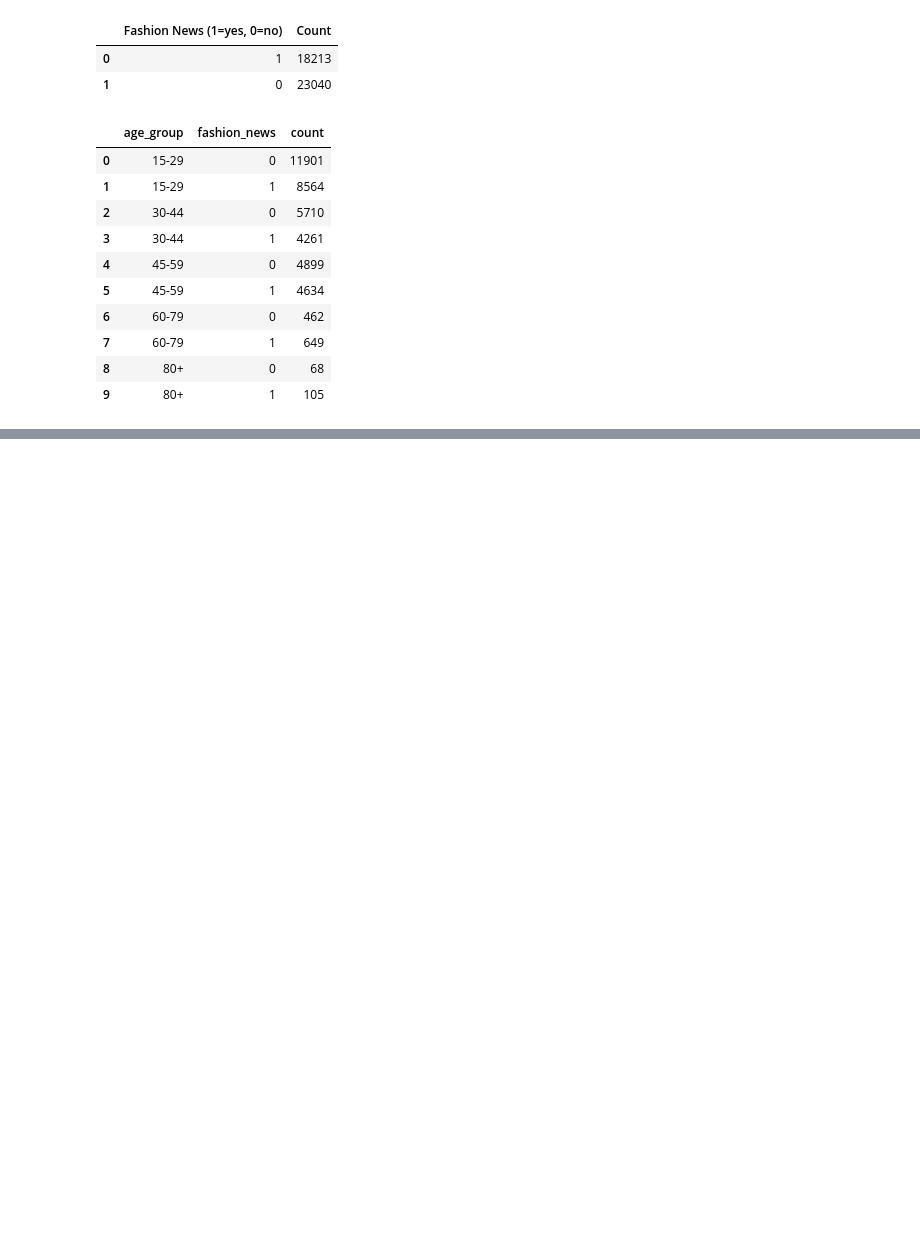
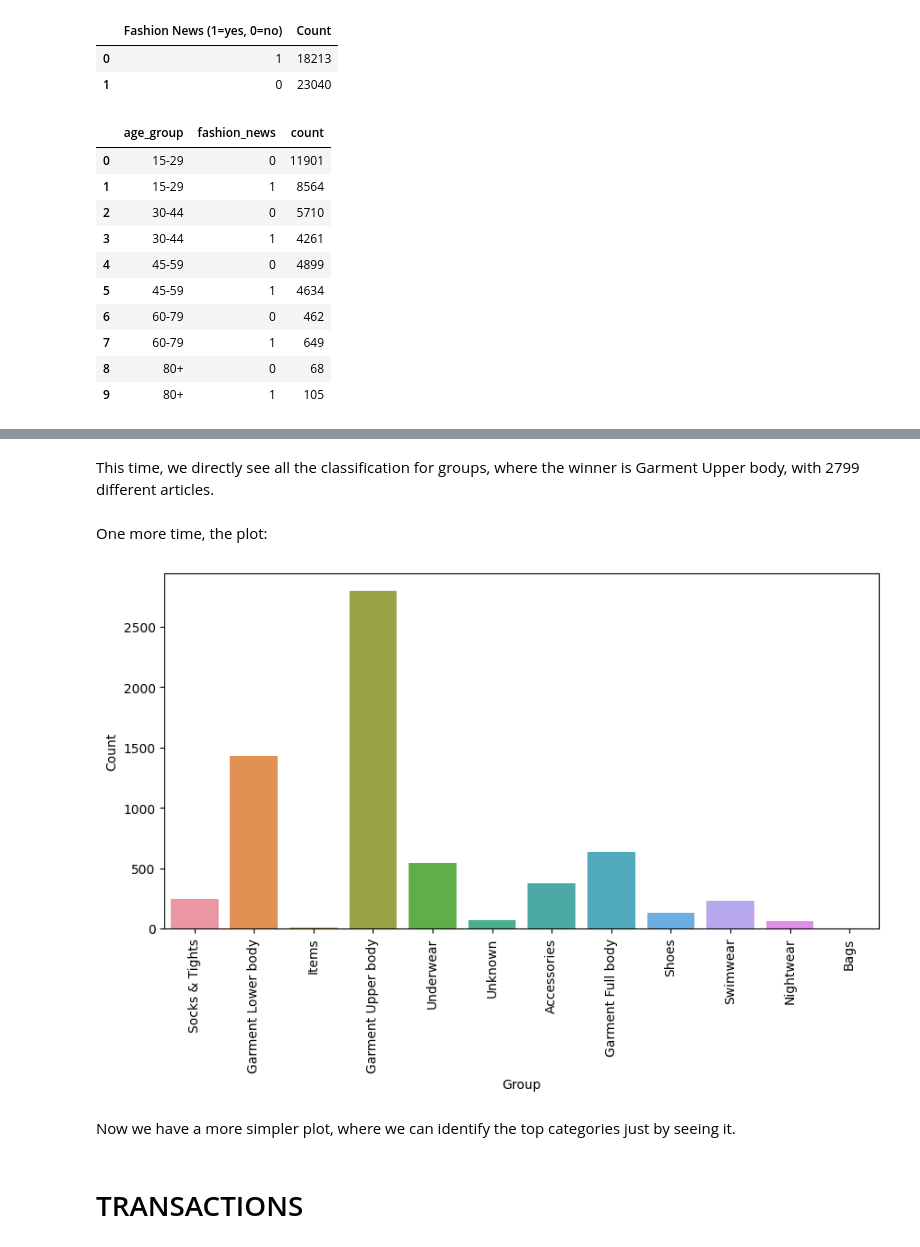
Before and after one commit to alessiabresolin/275601, a Jupyter notebook: project.ipynb, the cells around one changed output, grey strips where cells are left out. Drawn from its saved outputs; the diff is of its cells as text; code cells hidden in the pictures; blank space fills up the shorter version.

```diff
--- a/project.ipynb
+++ b/project.ipynb
@@ -324,0 +324,5 @@ plt.show()
+# %%
+group_article_count = Counter(articles['product_group_name'])
+group_article_count_df = pd.DataFrame([group_article_count]).T.reset_index()
+group_article_count_df.columns = ['Group', 'Count']
+group_article_count_df.sort_values(by='Count', ascending=False)
@@ -324,0 +343,15 @@ plt.show()
+# %% [markdown]
+This time, we directly see all the classification for groups, where the winner is Garment Upper body, with 2799 different articles.
+# %% [markdown]
+One more time, the plot:
+# %%
+plt.figure(figsize=(10,5))
+sns.barplot(x='Group', y='Count', data=group_article_count_df)
+plt.xticks(rotation=90)
+plt.show()
+# %% [output]
+[figure, added]
+# %% [markdown]
+Now we have a more simpler plot, where we can identify the top categories just by seeing it.
+# %% [markdown]
+# TRANSACTIONS
```
Also changed, not shown: parts of 52 cells of this notebook.
